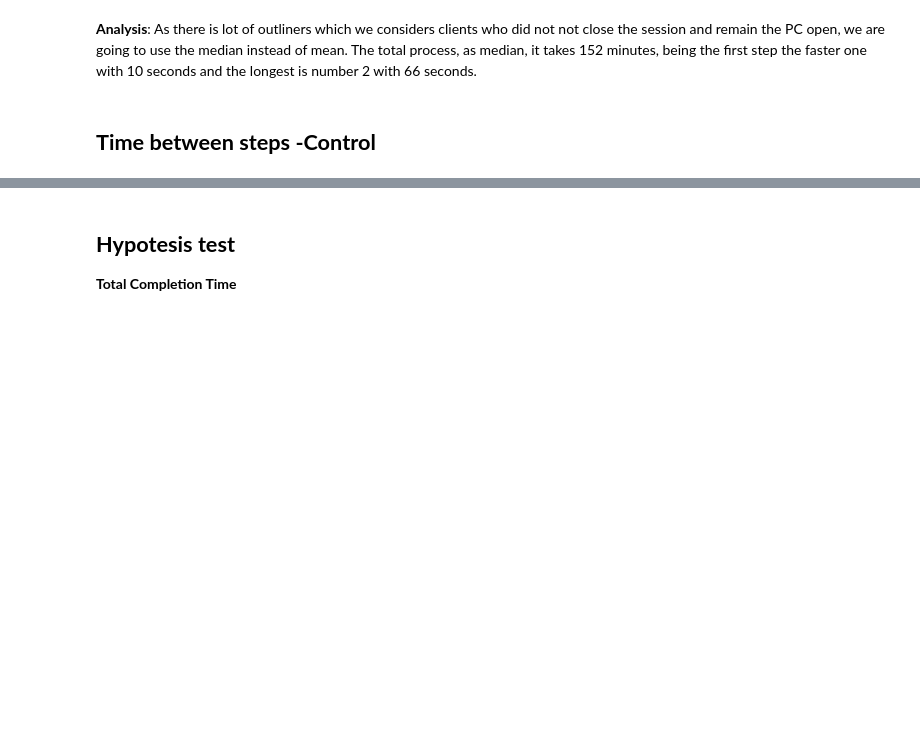
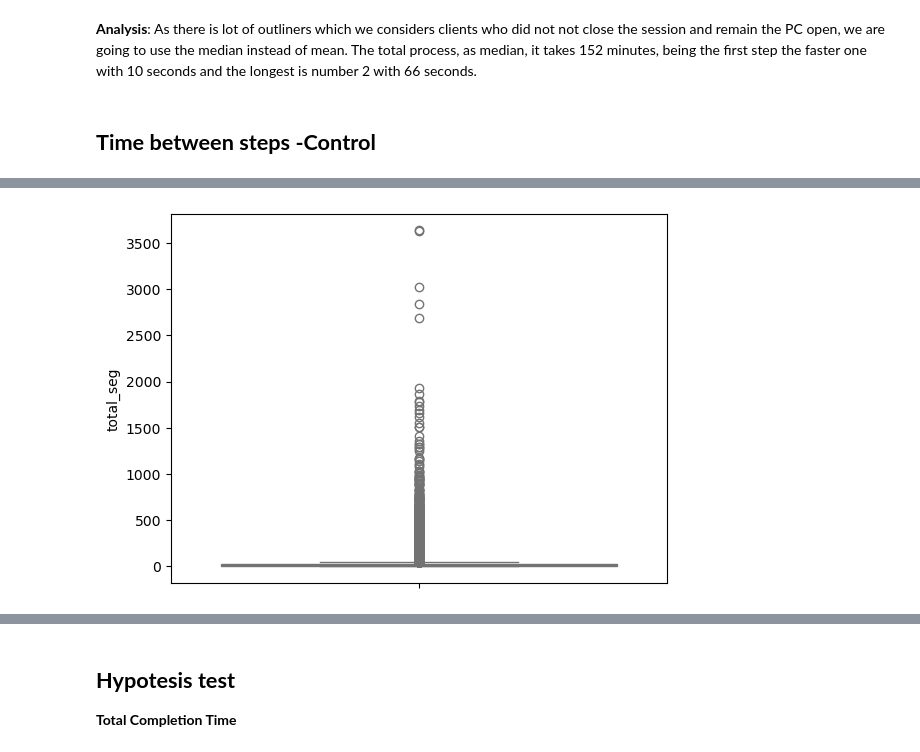
Before and after one commit to mkpaerce/vanguard-ab-test, a Jupyter notebook: Notebooks/vanguard_data_hypotesis-test-completion-time.ipynb, the cells around one changed output, grey strips where cells are left out. Saved outputs shown, nothing was run; the diff lists cells and outputs as text; code cells hidden in the pictures; blank space fills up the shorter version.

```diff
--- a/Notebooks/vanguard_data_hypotesis-test-completion-time.ipynb
+++ b/Notebooks/vanguard_data_hypotesis-test-completion-time.ipynb
@@ -132,0 +233,5 @@ shapiro_test_statistic, shapiro_p_value
+# %%
+sns.boxplot(df_web_test_dif_time01['total_seg'], color="lightgreen")
+plt.show()
+# %% [output]
+[figure, added]
```
Also changed, not shown: parts of 98 cells of this notebook, 2 other files.
